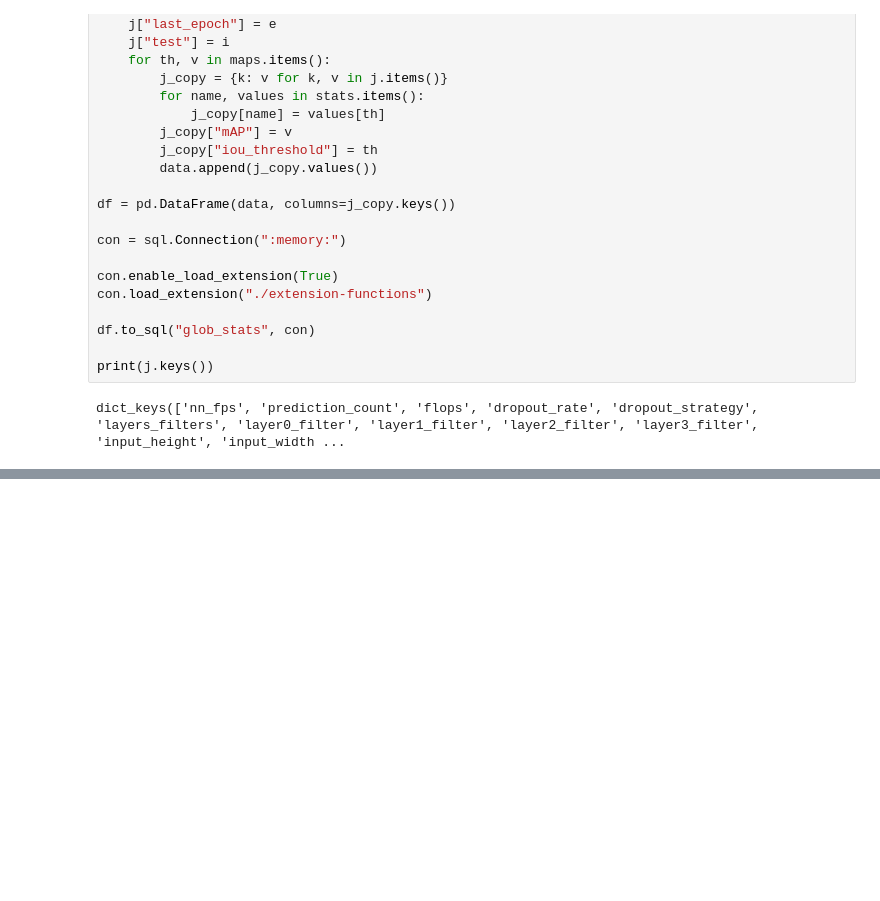
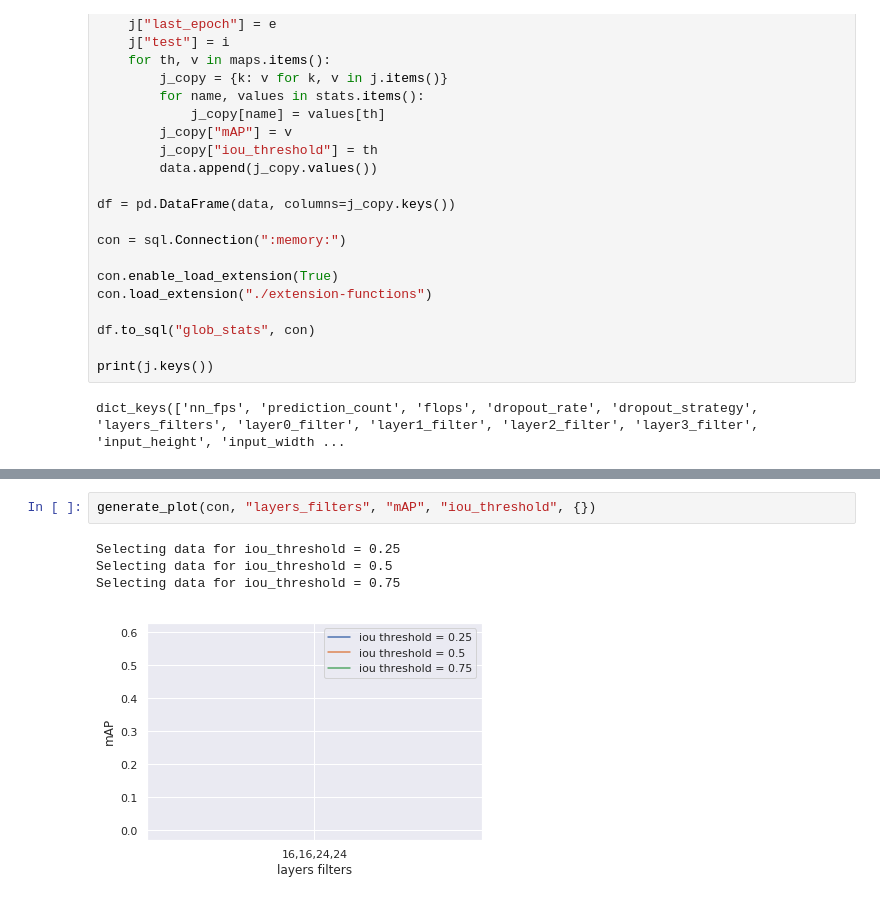
Before and after one commit to anliec/keras-cv, a Jupyter notebook: graphs.ipynb, the cells around one changed output, grey strips where cells are left out. Saved outputs shown, nothing was run; the diff lists cells and outputs as text; blank space fills up the shorter version.

```diff
--- a/graphs.ipynb
+++ b/graphs.ipynb
@@ -102,0 +100,7 @@ Selecting data for dropout_strategy = last
+# %%
+generate_plot(con, "layers_filters", "mAP", "iou_threshold", {})
+# %% [output]
+Selecting data for iou_threshold = 0.25
+Selecting data for iou_threshold = 0.5
+Selecting data for iou_threshold = 0.75
+[figure, added]
```
Also changed, not shown: parts of 3 cells of this notebook, 20 other files.
